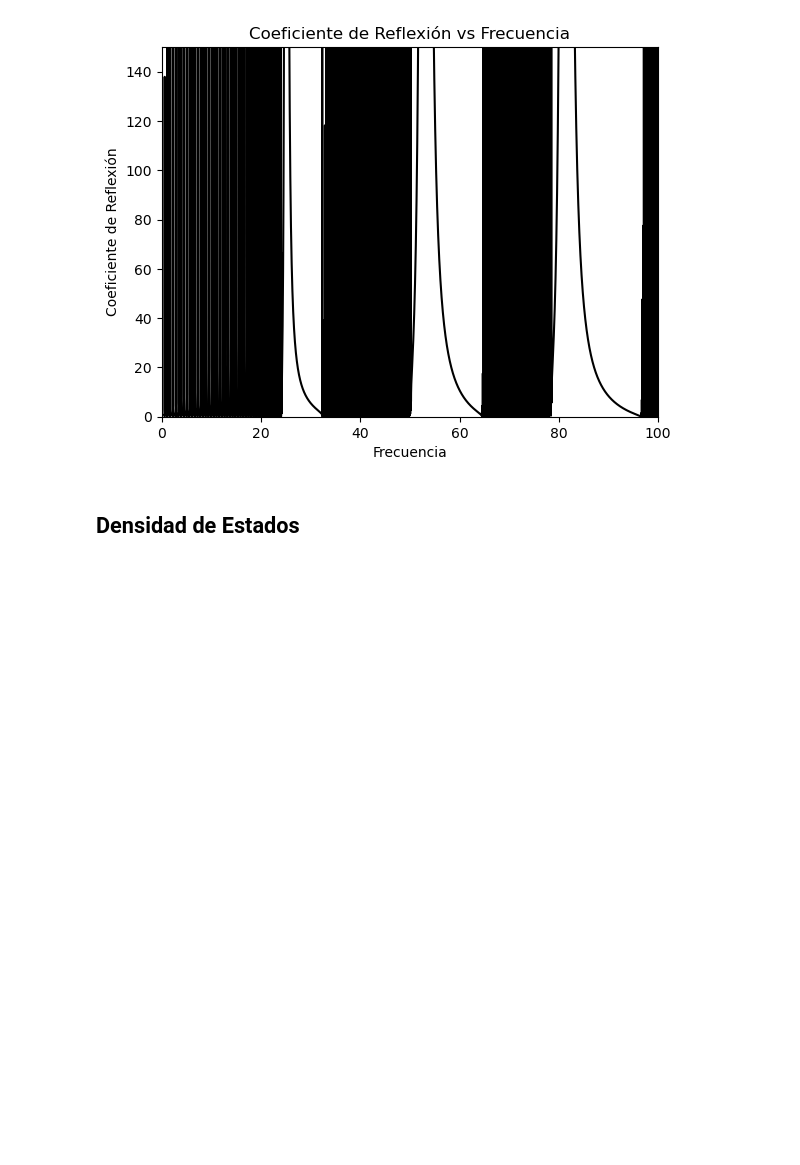
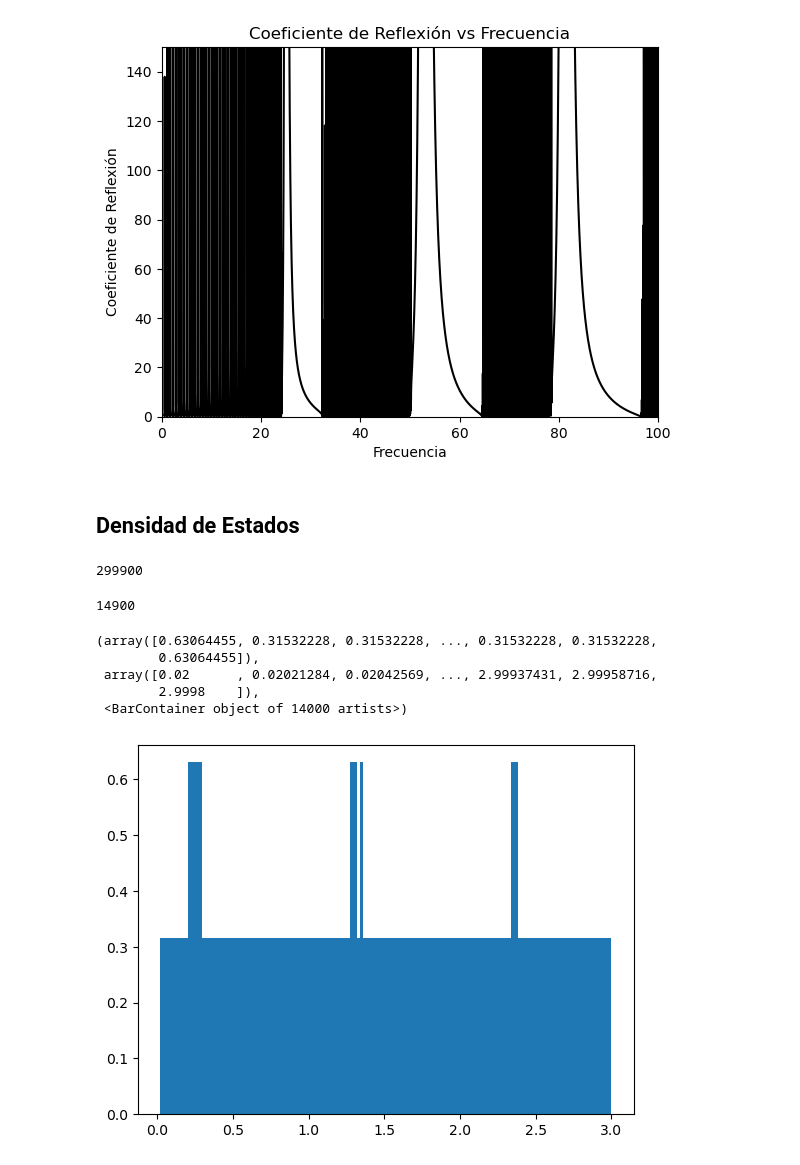
Before and after one commit to Jwpr-dpr/Tesis, a Jupyter notebook: CristalFotonico.ipynb, the cells around one changed output. Cells and saved outputs as stored; diff of their text form; code cells hidden in the pictures; blank space fills up the shorter version.

```diff
--- a/CristalFotonico.ipynb
+++ b/CristalFotonico.ipynb
@@ -151,5 +152,23 @@ plt.show()
 [figure]
 # %% [markdown]
 ## **Densidad de Estados**
+# %%
+len(freqs)
+# %% [output]
+299900
 # %%
-datos = [vs[i] for i in range(len(vs)) if values[i] == 1]
+dato = [freqs[i] for i in range(len(freqs)) if values[i] == 1]
+datos = [i for i in freqs if 0 < i < 3]
+# %%
+len(datos)
+# %% [output]
+14900
+# %%
+plt.hist(datos,bins=14000,density=True)
+# %% [output]
+(array([0.63064455, 0.31532228, 0.31532228, ..., 0.31532228, 0.31532228,
+        0.63064455]),
+ array([0.02      , 0.02021284, 0.02042569, ..., 2.99937431, 2.99958716,
+        2.9998    ]),
+ <BarContainer object of 14000 artists>)
+[figure, added]
```
Also changed, not shown: parts of 10 cells of this notebook, 1 other file.
